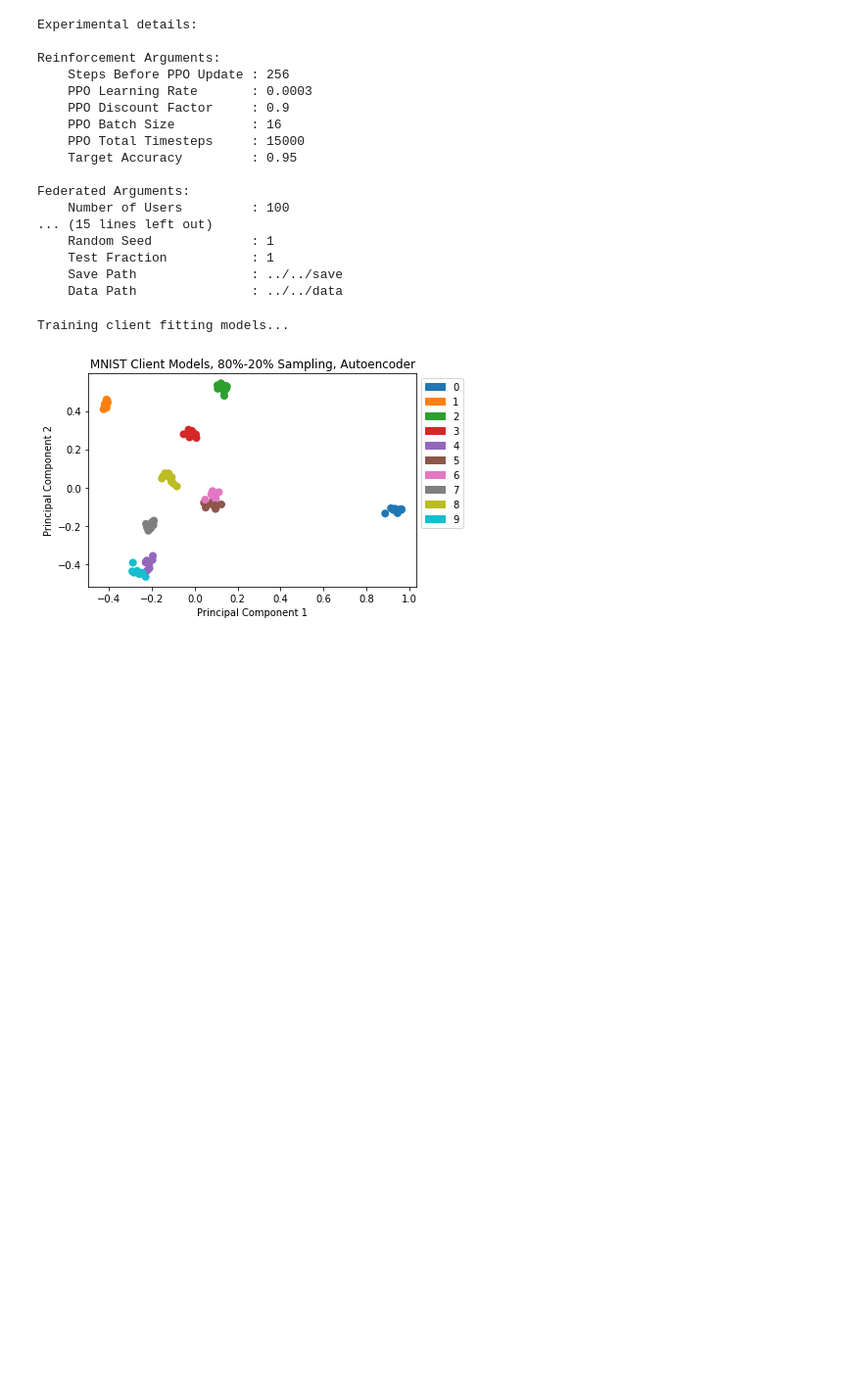
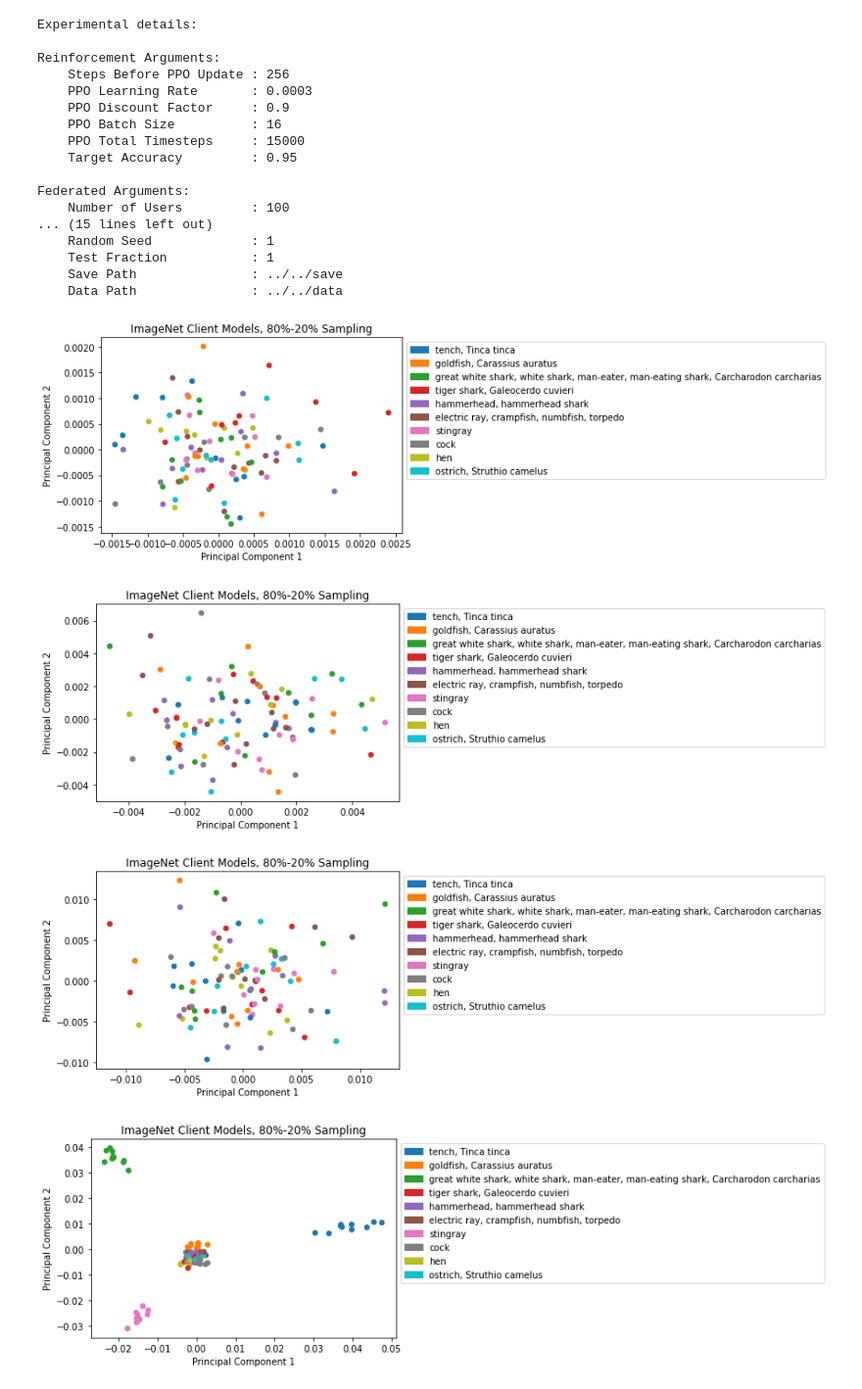
Before and after one commit to dariodematties/Self_Supervised_Federated_Learning, a Jupyter notebook: src/experiments_pca_visualization.ipynb, the cells around one changed output. Shown: that part at 98% size. Drawn from its saved outputs; the diff is of its cells as text; code cells hidden in the pictures; blank space fills up the shorter version.

Commit message:
updated infrastructure to support imagenet experiments

```diff
--- a/src/experiments_pca_visualization.ipynb
+++ b/src/experiments_pca_visualization.ipynb
@@ -19,9 +19,10 @@ from utils.sampling import dominant_label_sampling, dirichlet_sampling
 # %%
 args = args_parser(default=True)
 
-args.local_ep = 5
+args.local_ep = 1
 args.lr = 0.00001
 args.supervision = True
+args.num_users = 100
 
 exp_details(args)
 # %% [output]
@@ -44,13 +45,18 @@ Federated Arguments:
     Data Path               : ../../data
 # %%
 def train_local_models(dataset, arch, sampling_type, save_layers=None, supervision=True, model=None):
-    train_dataset, _ = get_train_test(dataset)
+
+    dataset_dir = None
+    if dataset == "imagenet":
+        dataset_dir = "/lus/theta-fs0/software/datascience/ImageNet/ILSVRC/Data/CLS-LOC"
+
+    train_dataset, _ = get_train_test(dataset, dataset_dir=dataset_dir)
 
     base_model = get_model(arch, dataset, "cuda")
     local_models = [copy.deepcopy(base_model) for _ in range(args.num_users)]
 
     if sampling_type == "dominant_label":
-        dict_users = dominant_label_sampling(train_dataset, num_users=args.num_users, num_samples=50_000, gamma=0.8, print_labels=False)
+        dict_users = dominant_label_sampling(train_dataset, num_users=args.num_users, num_samples=None if dataset == "imagenet" else 50_000, num_dominant_labels=10, gamma=0.8, print_labels=False)
     if sampling_type == "dirichlet":
         dict_users = dirichlet_sampling(train_dataset, num_users=args.num_users, num_samples=30_000, alpha=0.2, print_labels=False)
 
@@ -87,7 +93,7 @@ def train_local_models(dataset, arch, sampling_type, save_layers=None, supervisi
     return user_params, user_labels
 
 
-def plot_pca(dataset, sampling_type, user_params, user_labels, layer=None):
+def plot_pca(dataset, sampling_type, user_params, user_labels, layer=None, model=None):
     dataset_name, label_names = get_dataset_and_label_names(dataset)
 
     if sampling_type == "dirichlet":
@@ -107,7 +113,7 @@ def plot_pca(dataset, sampling_type, user_params, user_labels, layer=None):
         dominant_label_ratios = (dominant_label_ratios - min_ratio) / max_ratio
         dominant_label_ratios *= 150
     else:
-        dominant_label_ratios *= 80
+        dominant_label_ratios *= 50
 
     colors = np.array(sns.color_palette("tab10"))
 
@@ -118,7 +124,10 @@ def plot_pca(dataset, sampling_type, user_params, user_labels, layer=None):
         dominant_label, dominant_label_ratio = mode.mode[0], mode.count[0] / len(labels)
 
     ax = sns.scatterplot(data=df, x="Principal Component 1", y="Principal Component 2", c=colors[dominant_label_idxs], s=dominant_label_ratios, linewidth=0)
+#     ax = sns.scatterplot(data=df, x="Principal Component 1", y="Principal Component 2", c=colors, s=dominant_label_ratios, linewidth=0)
     ax.set_title(f"{dataset_name} Client Models, {sampling_type_name} Sampling{'' if layer is None else ', ' + layer}{'' if model is None else ', ' + model}")
+#     ax.set_xlim(-0.05, 0.05)
+#     ax.set_ylim(-0.1, 0.025)
     handles = []
     for label, color in zip(label_names, colors):
         patch = matplotlib.patches.Patch(color=color, label=label)
@@ -157,6 +166,15 @@ plot_pca("cifar", "dominant_label", fc2_params, user_labels, "fc2")
 # %%
 user_params, user_labels = train_local_models("mnist", "autoencoder", "dominant_label", supervision=False)
 plot_pca("mnist", "dominant_label", user_params, user_labels, "Autoencoder")
-# %% [output]
-Training client fitting models...
-[figure, removed]
+# %%
+args.local_ep = 1
+# user_params, user_labels = train_local_models("imagenet", "resnet", "dominant_label", save_layers=["conv1", "layer1", "layer2", "layer3", "layer4"])
+for i in range(5):
+    params = [param[i] for param in user_params]
+    plot_pca("imagenet", "dominant_label", params, user_labels)
+    plt.show()
+# %% [output]
+[figure, added]
+[figure, added]
+[figure, added]
+[figure, added]
```
Also changed, not shown: parts of 2 cells of this notebook, 2 other files.
